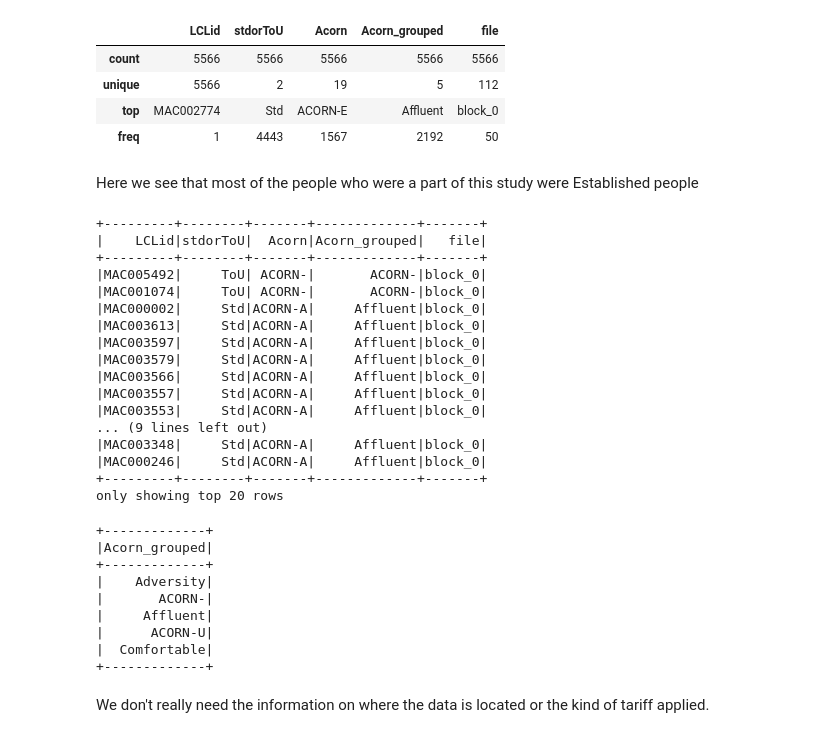
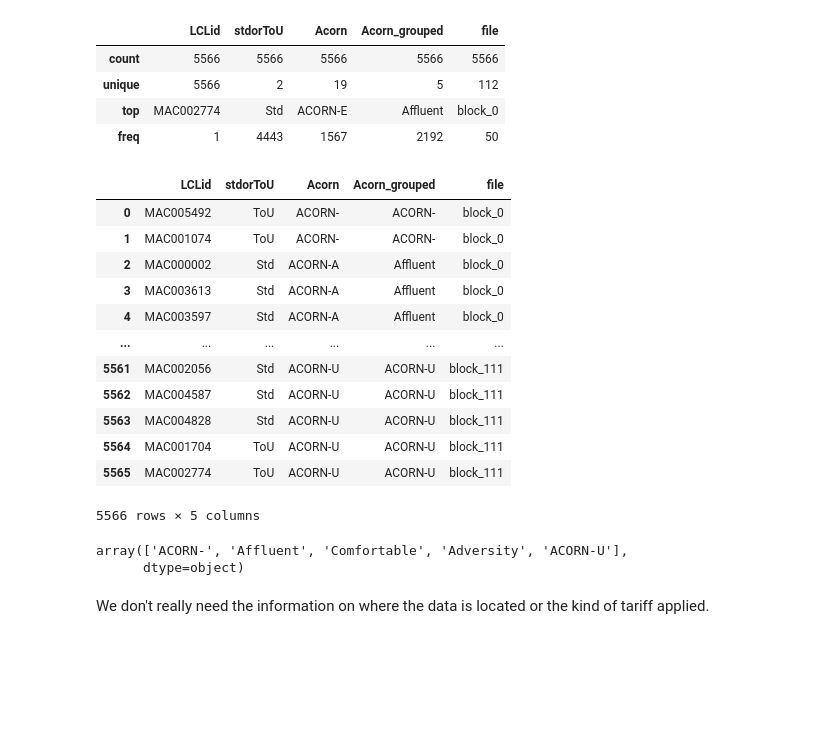
Before and after one commit to Hestia-Thesis/data_science, a Jupyter notebook: EDA.ipynb, the cells around one changed output. Cells and saved outputs as stored; diff of their text form; code cells hidden in the pictures; blank space fills up the shorter version.

```diff
--- a/EDA.ipynb
+++ b/EDA.ipynb
@@ -34,40 +39,27 @@ df.describe()
 | unique | 5566 | 2 | 19 | 5 | 112 |
 | top | MAC002774 | Std | ACORN-E | Affluent | block_0 |
 | freq | 1 | 4443 | 1567 | 2192 | 50 |
-# %% [markdown]
-Here we see that most of the people who were a part of this study were Established people
 # %%
-household_info.show()
+household_info
 # %% [output]
+|  | LCLid | stdorToU | Acorn | Acorn_grouped | file |
+| 0 | MAC005492 | ToU | ACORN- | ACORN- | block_0 |
+| 1 | MAC001074 | ToU | ACORN- | ACORN- | block_0 |
+| 2 | MAC000002 | Std | ACORN-A | Affluent | block_0 |
+| 3 | MAC003613 | Std | ACORN-A | Affluent | block_0 |
+| 4 | MAC003597 | Std | ACORN-A | Affluent | block_0 |
+| ... | ... | ... | ... | ... | ... |
+| 5561 | MAC002056 | Std | ACORN-U | ACORN-U | block_111 |
+| 5562 | MAC004587 | Std | ACORN-U | ACORN-U | block_111 |
+| 5563 | MAC004828 | Std | ACORN-U | ACORN-U | block_111 |
+| 5564 | MAC001704 | ToU | ACORN-U | ACORN-U | block_111 |
+| 5565 | MAC002774 | ToU | ACORN-U | ACORN-U | block_111 |
-+---------+--------+-------+-------------+-------+
-|    LCLid|stdorToU|  Acorn|Acorn_grouped|   file|
-+---------+--------+-------+-------------+-------+
-|MAC005492|     ToU| ACORN-|       ACORN-|block_0|
-|MAC001074|     ToU| ACORN-|       ACORN-|block_0|
-|MAC000002|     Std|ACORN-A|     Affluent|block_0|
-|MAC003613|     Std|ACORN-A|     Affluent|block_0|
-|MAC003597|     Std|ACORN-A|     Affluent|block_0|
-|MAC003579|     Std|ACORN-A|     Affluent|block_0|
-|MAC003566|     Std|ACORN-A|     Affluent|block_0|
-|MAC003557|     Std|ACORN-A|     Affluent|block_0|
-|MAC003553|     Std|ACORN-A|     Affluent|block_0|
-... (9 lines left out)
-|MAC003348|     Std|ACORN-A|     Affluent|block_0|
-|MAC000246|     Std|ACORN-A|     Affluent|block_0|
-+---------+--------+-------+-------------+-------+
-only showing top 20 rows
+5566 rows × 5 columns
 # %%
-household_info.select("Acorn_grouped").distinct().show()
+household_info['Acorn_grouped'].unique()
 # %% [output]
-+-------------+
-|Acorn_grouped|
-+-------------+
-|    Adversity|
-|       ACORN-|
-|     Affluent|
-|      ACORN-U|
-|  Comfortable|
-+-------------+
+array(['ACORN-', 'Affluent', 'Comfortable', 'Adversity', 'ACORN-U'],
+      dtype=object)
 # %% [markdown]
 We don't really need the information on where the data is located or the kind of tariff applied.
 # %%
```
Also changed, not shown: parts of 52 cells of this notebook, 2 other files.
